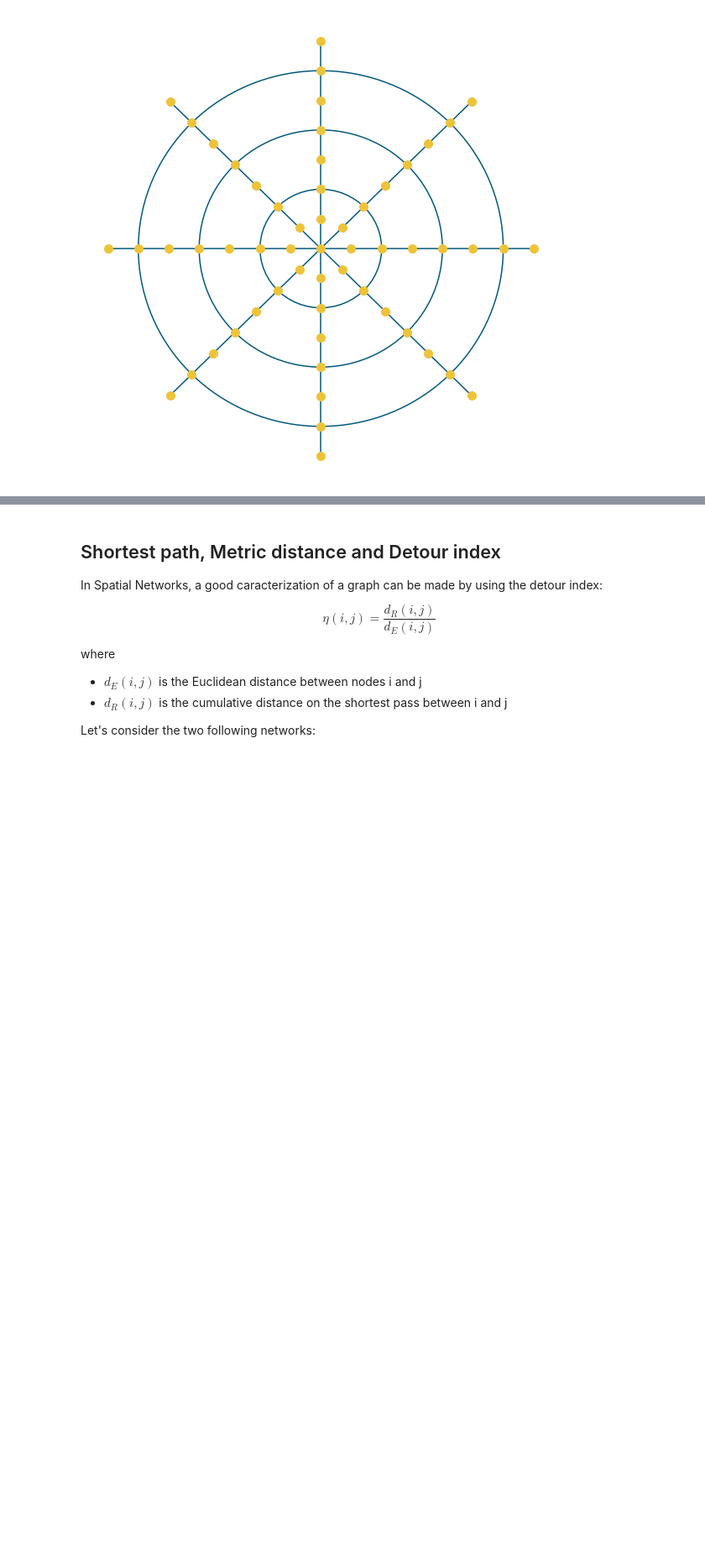
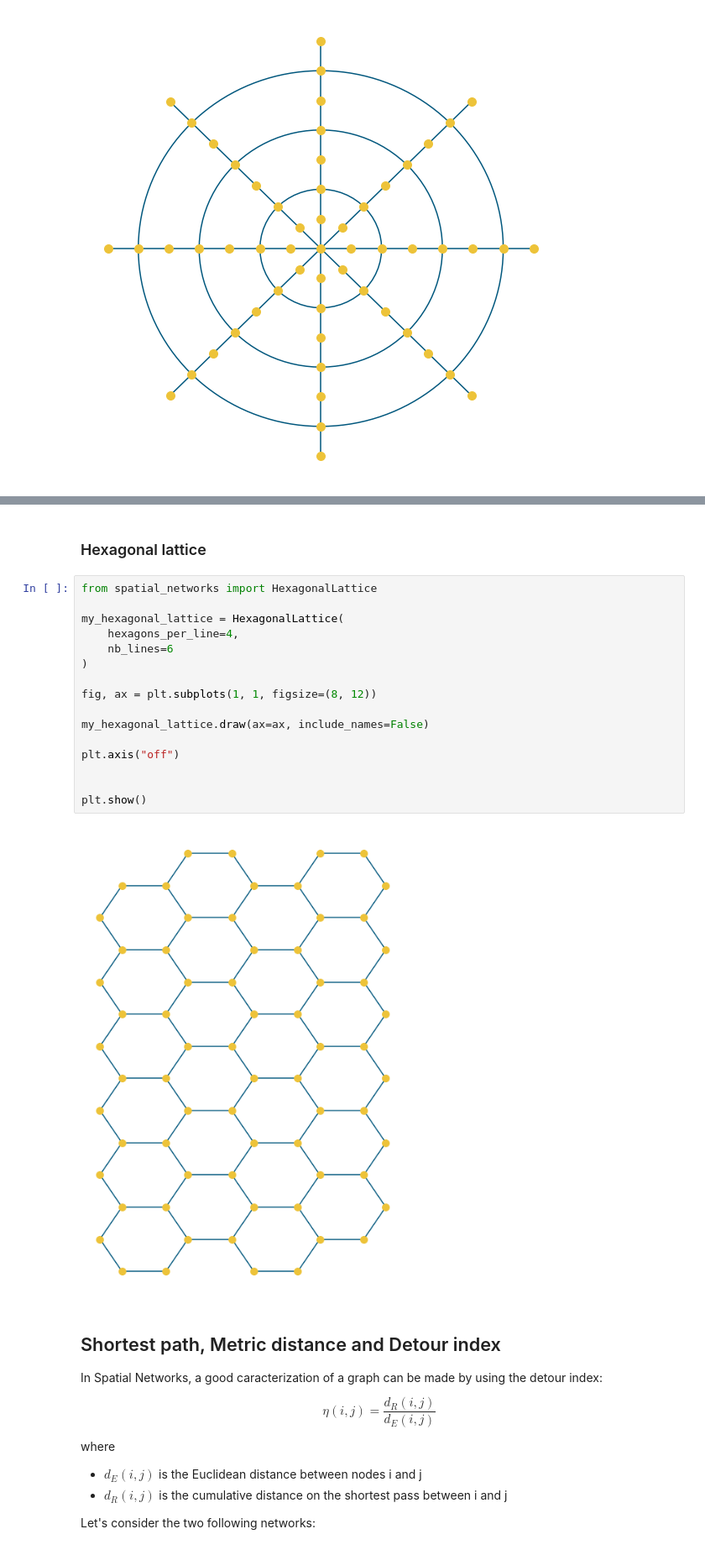
Before and after one commit to pauldechorgnat/spatial-networks, a Jupyter notebook: notebooks/01_introduction.ipynb, the cells around one changed output, grey strips where cells are left out. Shown at 84% size. Drawn from its saved outputs; the diff is of its cells as text; blank space fills up the shorter version.

```diff
--- a/notebooks/01_introduction.ipynb
+++ b/notebooks/01_introduction.ipynb
@@ -329,3 +371,23 @@ plt.show()
+# %% [markdown]
+### Hexagonal lattice
+# %%
+from spatial_networks import HexagonalLattice
+
+my_hexagonal_lattice = HexagonalLattice(
+    hexagons_per_line=4,
+    nb_lines=6
+)
+
+fig, ax = plt.subplots(1, 1, figsize=(8, 12))
+
+my_hexagonal_lattice.draw(ax=ax, include_names=False)
+
+plt.axis("off")
+
+
+plt.show()
+# %% [output]
+[figure, added]
 # %% [markdown]
 ## Shortest path, Metric distance and Detour index
 
```
Also changed, not shown: parts of 10 cells of this notebook.
